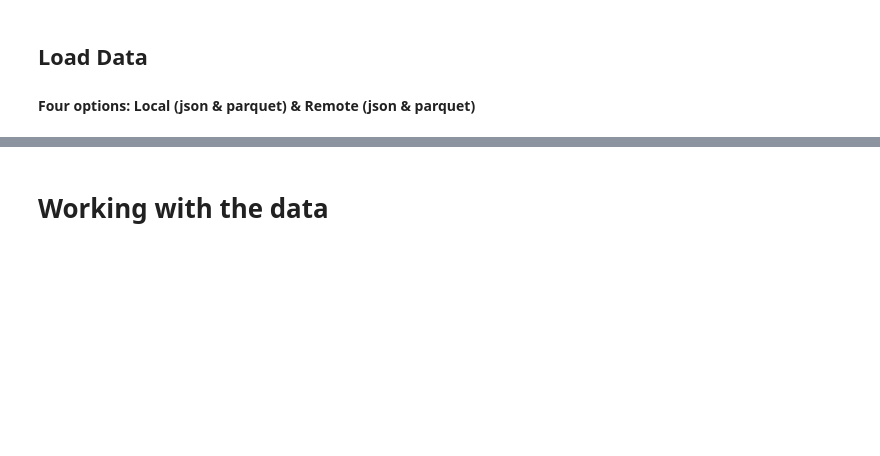
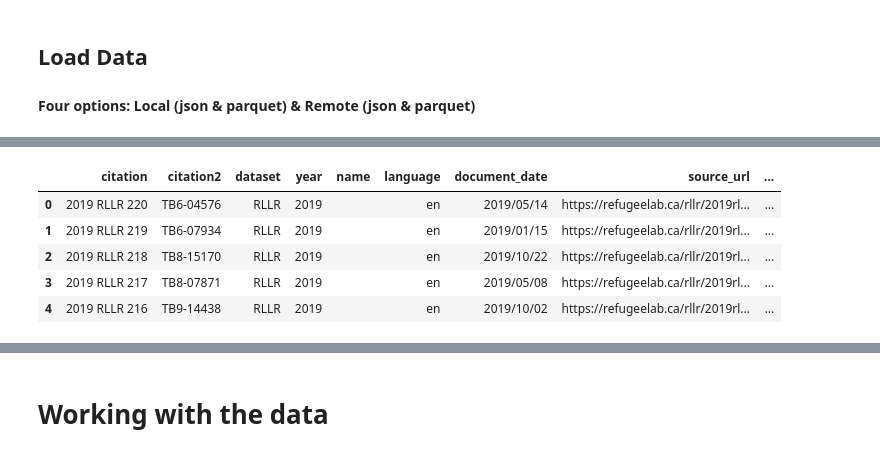
Before and after one commit to Refugee-Law-Lab/rllr_bulk_data, a Jupyter notebook: analyze_rllr_data.ipynb, the cells around one changed output, grey strips where cells are left out. Cells and saved outputs as stored; diff of their text form; code cells hidden in the pictures; blank space fills up the shorter version.

```diff
--- a/analyze_rllr_data.ipynb
+++ b/analyze_rllr_data.ipynb
@@ -27,28 +35,36 @@ df = pd.read_parquet('DATA/rllr_cases.parquet')
 # %%
 # OPTION 2: Load JSON data locally via cloned repo
 
 # First, clone git repo
 # Then run this code to load data
 
 import pandas as pd
 import json
 import pathlib
 
 # Set path to data
 data_path = pathlib.Path('DATA/YEARLY/')
 
 # Set variables
 start_year = 2019  # First year of data sought (2019 +)
 end_year = 2022  # Last year of data sought (2022 -)
 
 # load data
 results = []
 for year in range(start_year, end_year+1):
     with open(data_path / f'{year}.json') as f:
         results.extend(json.load(f))
 
 # convert to dataframe
 df = pd.DataFrame(results)
+df.head()
+# %% [output]
+|  | citation | citation2 | dataset | year | name | language | document_date | source_url | ... |
+| 0 | 2019 RLLR 220 | TB6-04576 | RLLR | 2019 |  | en | 2019/05/14 | https://refugeelab.ca/rllr/2019rl... | ... |
+| 1 | 2019 RLLR 219 | TB6-07934 | RLLR | 2019 |  | en | 2019/01/15 | https://refugeelab.ca/rllr/2019rl... | ... |
+| 2 | 2019 RLLR 218 | TB8-15170 | RLLR | 2019 |  | en | 2019/10/22 | https://refugeelab.ca/rllr/2019rl... | ... |
+| 3 | 2019 RLLR 217 | TB8-07871 | RLLR | 2019 |  | en | 2019/05/08 | https://refugeelab.ca/rllr/2019rl... | ... |
+| 4 | 2019 RLLR 216 | TB9-14438 | RLLR | 2019 |  | en | 2019/10/02 | https://refugeelab.ca/rllr/2019rl... | ... |
 # %%
 # OPTION 3: Load parquet data remotely from GitHub without cloning repo
 
```
Also changed, not shown: parts of 6 cells of this notebook.
